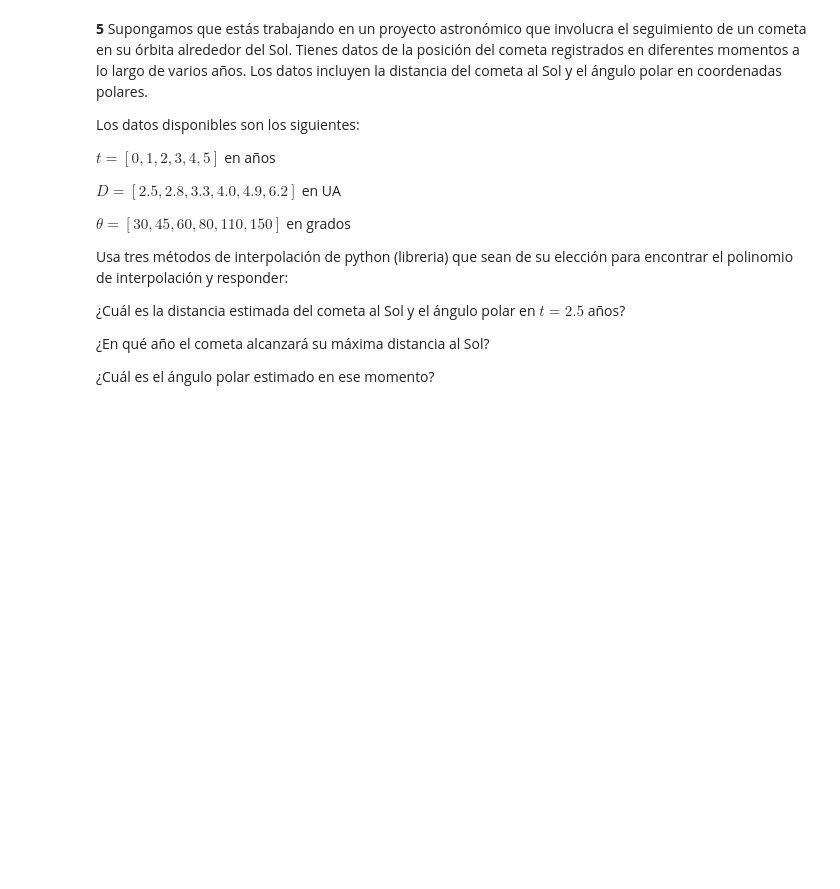
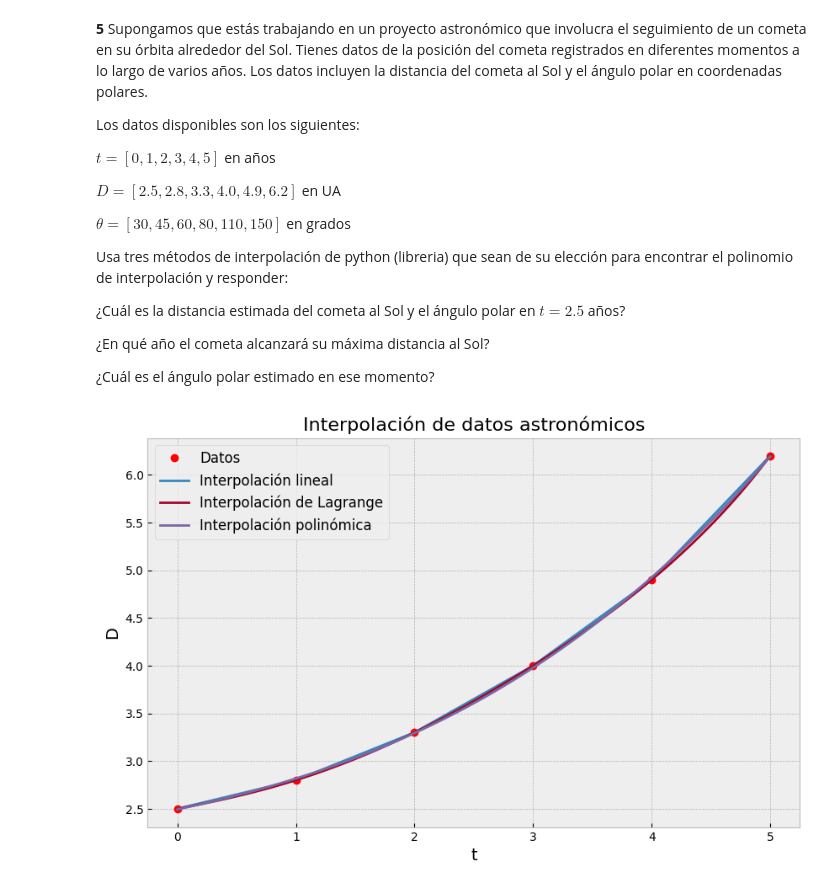
Before and after one commit to estivengrx/computational_methods_physics_astronomy, a Jupyter notebook: Workshops/Taller_03_EstivenCastrillon.ipynb, the cells around one changed output. Drawn from its saved outputs; the diff is of its cells as text; code cells hidden in the pictures; blank space fills up the shorter version.

```diff
--- a/Workshops/Taller_03_EstivenCastrillon.ipynb
+++ b/Workshops/Taller_03_EstivenCastrillon.ipynb
@@ -48,3 +118,43 @@ Usa tres métodos de interpolación de python (libreria) que sean de su elecció
 ¿En qué año el cometa alcanzará su máxima distancia al Sol?
 
 ¿Cuál es el ángulo polar estimado en ese momento?
+# %%
+# Definición de datos
+t = [0,1,2,3,4,5] # tiempo en años
+D = [2.5,2.8,3.3,4.0,4.9,6.2] # unidades astronómicas
+theta = [30,45,60,80,110,150] # ángulo en grados
+
+# Definición de tres métodos de interpolación de scipy
+from scipy.interpolate import interp1d, lagrange
+import numpy.polynomial.polynomial as polynomial
+
+# Interpolación lineal
+interpolacion_lineal = interp1d(t, D, kind='linear')
+
+# Interpolación de Lagrange
+poly = lagrange(t, D)
+
+# Interpolación polinómica
+coeficientes = polynomial.polyfit(t, D, 3)
+interpolacion_polinomica = polynomial.Polynomial(coeficientes)
+
+# Puntos de interpolación
+t_nuevo = np.linspace(0, 5, 100)
+D_lineal = interpolacion_lineal(t_nuevo)
+D_lagrange = poly(t_nuevo)
+D_polinomica = interpolacion_polinomica(t_nuevo)
+
+plt.figure(figsize=(10, 6))
+plt.plot(t, D, 'ro', label='Datos')  # Gráfico los datos originales
+plt.plot(t_nuevo, D_lineal, label='Interpolación lineal', linewidth=2)  # Gráfico de la interpolación lineal
+plt.plot(t_nuevo, D_lagrange, label='Interpolación de Lagrange', linewidth=2)  # Gráfico de la interpolación de Lagrange
+plt.plot(t_nuevo, D_polinomica, label='Interpolación polinómica', linewidth=2)  # Gráfico de la interpolación polinómica
+
+plt.title('Interpolación de datos astronómicos', fontsize=16)
+plt.xlabel('t', fontsize=14)
+plt.ylabel('D', fontsize=14)
+plt.grid(True)
+plt.legend(fontsize=12)
+plt.show()
+# %% [output]
+[figure, added]
```
Also changed, not shown: parts of 6 cells of this notebook.
